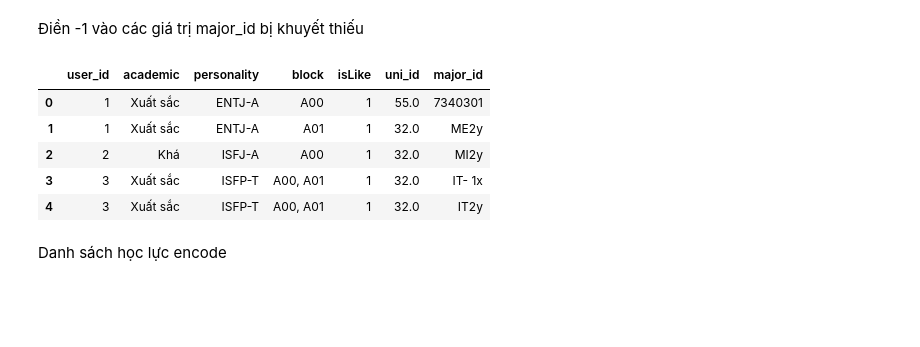
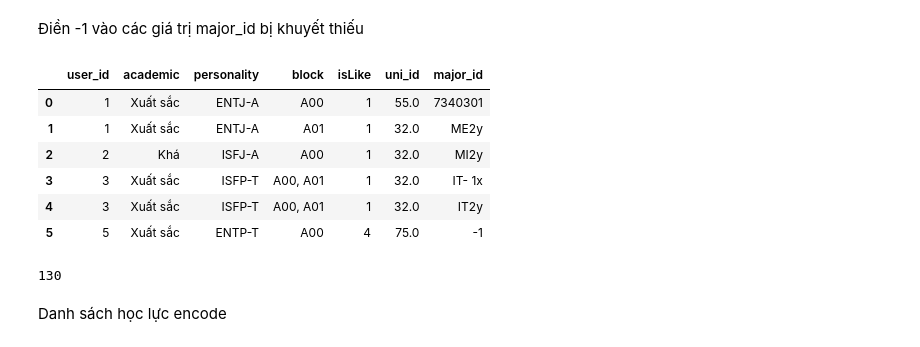
Before and after one commit to tranngocduvnvp/RCS, a Jupyter notebook: data_process.ipynb, the cells around one changed output. Saved outputs shown, nothing was run; the diff lists cells and outputs as text; code cells hidden in the pictures; blank space fills up the shorter version.

```diff
--- a/data_process.ipynb
+++ b/data_process.ipynb
@@ -186,14 +186,19 @@ memory usage: 21.8+ KB
 df_user_meger_uni['major_id'].fillna(-1, inplace=True)
 df_user_meger_uni.drop(columns=['major'], inplace=True)
 # %%
-df_user_meger_uni.head()
+df_user_meger_uni.head(6)
 # %% [output]
 |  | user_id | academic | personality | block | isLike | uni_id | major_id |
 | 0 | 1 | Xuất sắc | ENTJ-A | A00 | 1 | 55.0 | 7340301 |
 | 1 | 1 | Xuất sắc | ENTJ-A | A01 | 1 | 32.0 | ME2y |
 | 2 | 2 | Khá | ISFJ-A | A00 | 1 | 32.0 | MI2y |
 | 3 | 3 | Xuất sắc | ISFP-T | A00, A01 | 1 | 32.0 | IT- 1x |
 | 4 | 3 | Xuất sắc | ISFP-T | A00, A01 | 1 | 32.0 | IT2y |
+| 5 | 5 | Xuất sắc | ENTP-T | A00 | 4 | 75.0 | -1 |
+# %%
+len(set(list(df_user_meger_uni["major_id"])))
+# %% [output]
+130
 # %%
 df_user_meger_uni['block'] = df_user_meger_uni['block'].str.split(',').str.get(0)
 # %% [markdown]
```
Also changed, not shown: parts of 1 cell of this notebook, 10 other files.
